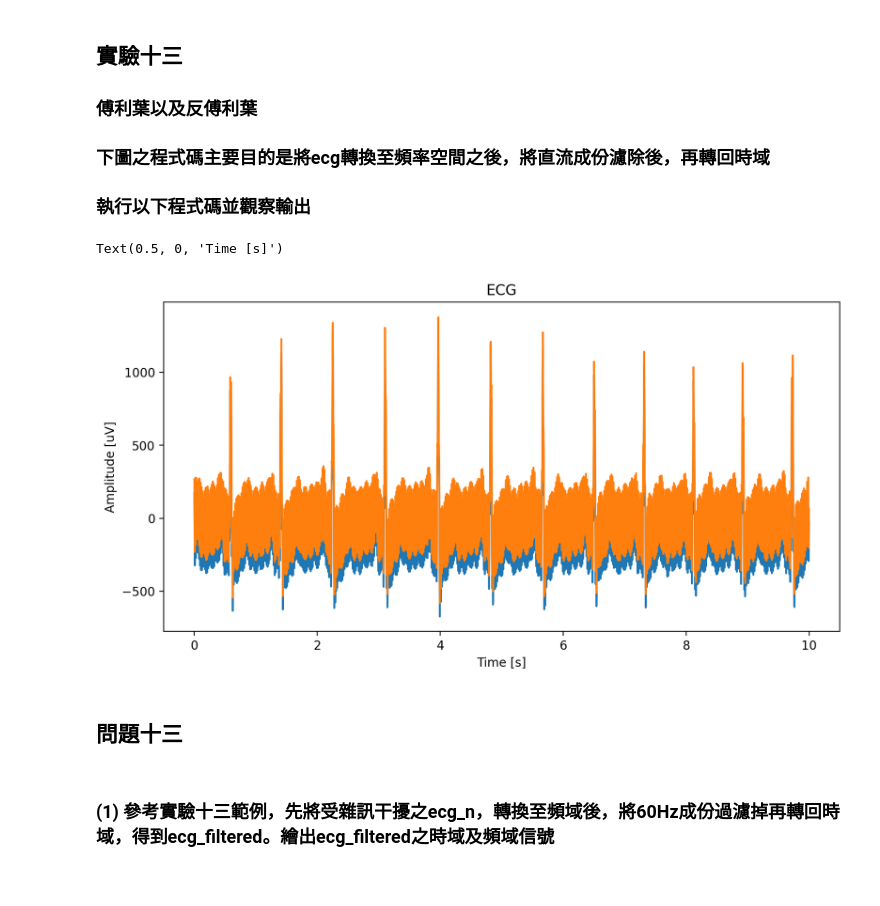
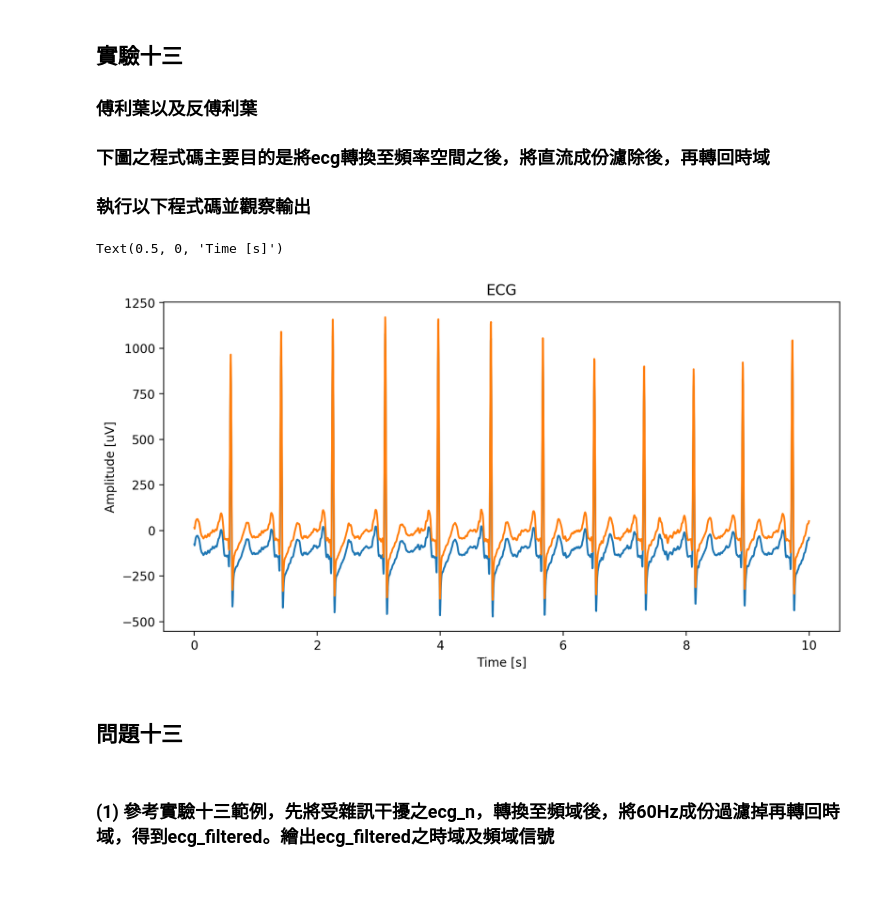
Before and after one commit to shinco0327/SS_EXP, a Jupyter notebook: Lesson_3_FIR_fiter_and_frequency_response.ipynb, the cells around one changed output. Cells and saved outputs as stored; diff of their text form; code cells hidden in the pictures.

```diff
--- a/Lesson_3_FIR_fiter_and_frequency_response.ipynb
+++ b/Lesson_3_FIR_fiter_and_frequency_response.ipynb
@@ -147,18 +150,27 @@ Text(0.5, 1.0, 'The magnitude spectrum')
 ### 下圖之程式碼主要目的是將ecg轉換至頻率空間之後，將直流成份濾除後，再轉回時域
 ### 執行以下程式碼並觀察輸出
 # %%
+%matplotlib inline
+import matplotlib.pyplot as plt
+import numpy as np
+from scipy.io import loadmat
+
+ecg_dict = loadmat('ecg.mat')
+ecg = ecg_dict['ecgOriginal'].flatten()
+fs = ecg_dict['fs'][0][0]
+
 xf = np.fft.fft(ecg)
 xf[0] = 0
 ecg2 = np.fft.ifft(xf)
 plt.figure(figsize=(10, 5), dpi=200)
 plt.plot(t, ecg)
 plt.plot(t, ecg2)
 plt.title('ECG');
 plt.ylabel(r'Amplitude [uV]')
 plt.xlabel('Time [s]')
 # %% [output]
 Text(0.5, 0, 'Time [s]')
-[figure, old version]
+[figure, new version]
 # %% [markdown]
 ## 問題十三
 
```
Also changed, not shown: parts of 13 cells of this notebook.
